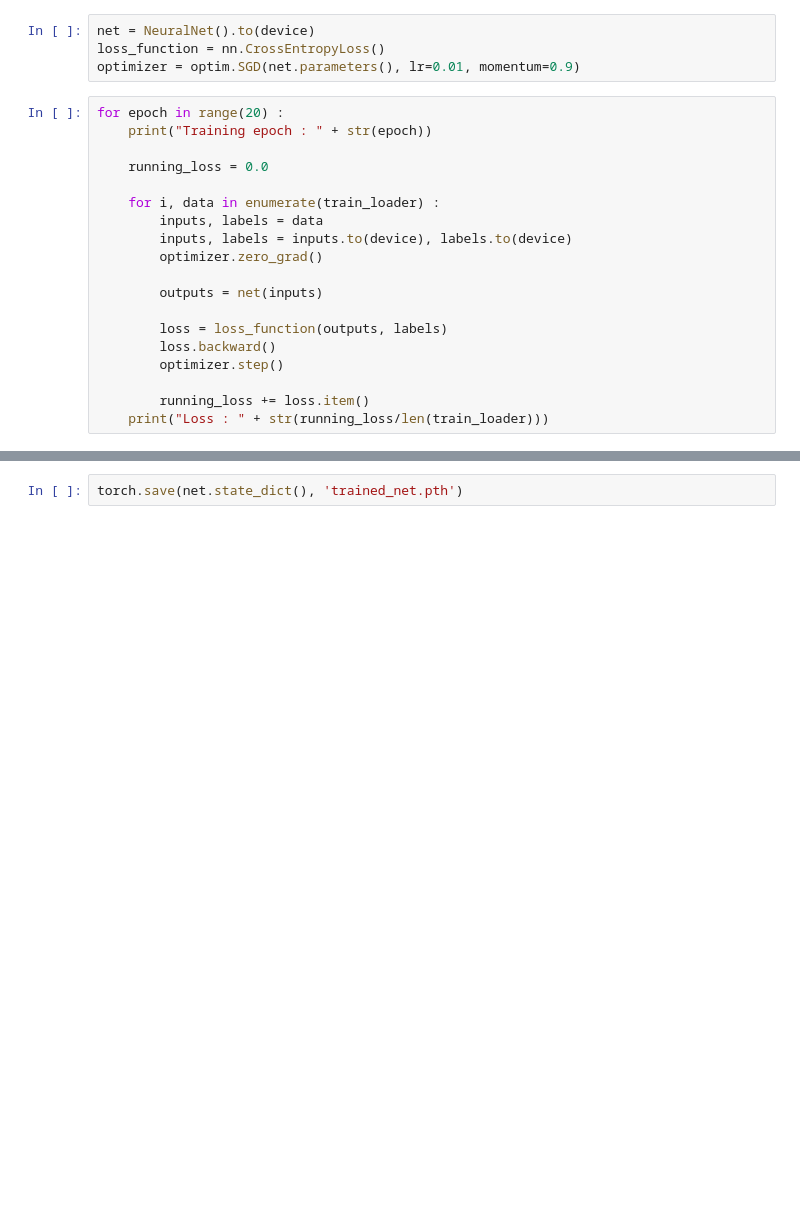
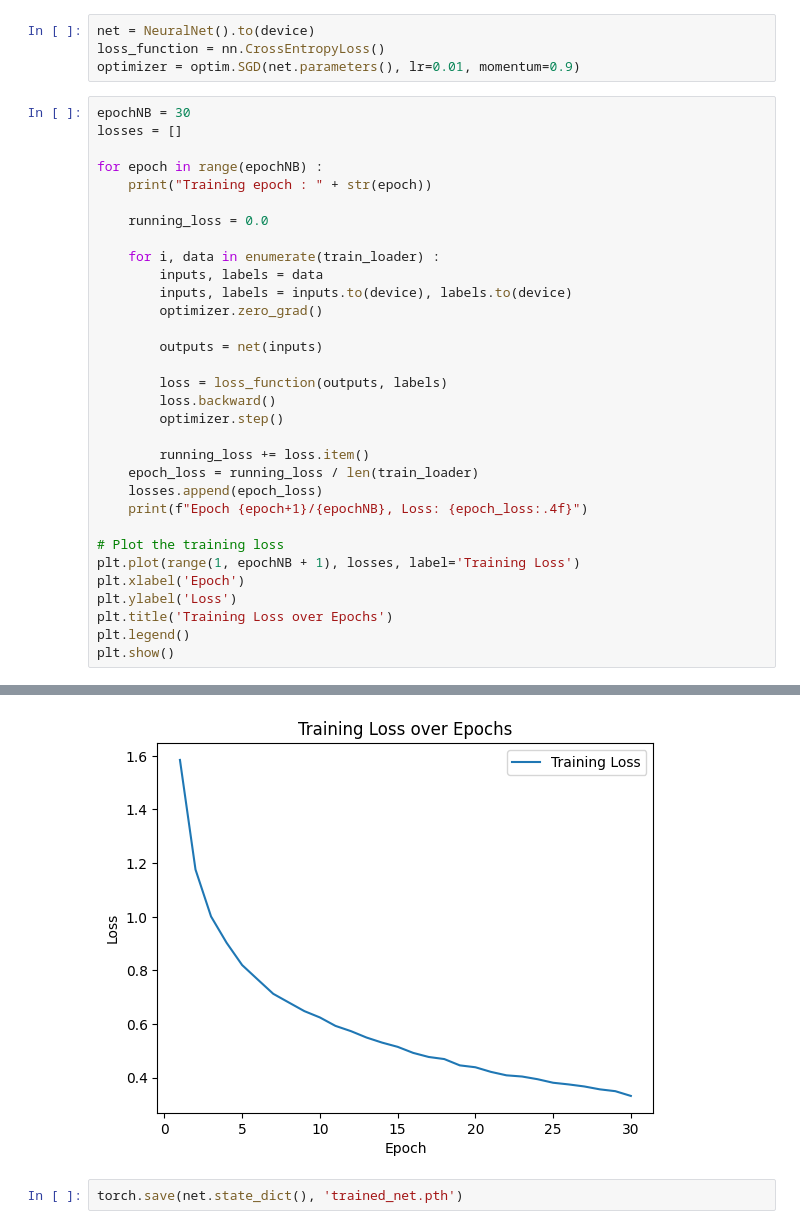
Before and after one commit to Arkww/Animal-Vehicule-recognition, a Jupyter notebook: CIFAR10Recognition.ipynb, the cells around one changed output, grey strips where cells are left out. Saved outputs shown, nothing was run; the diff lists cells and outputs as text; blank space fills up the shorter version.

```diff
--- a/CIFAR10Recognition.ipynb
+++ b/CIFAR10Recognition.ipynb
@@ -72,7 +80,10 @@ net = NeuralNet().to(device)
 loss_function = nn.CrossEntropyLoss()
 optimizer = optim.SGD(net.parameters(), lr=0.01, momentum=0.9)
 # %%
-for epoch in range(20) :
+epochNB = 30
+losses = []
+
+for epoch in range(epochNB) :
     print("Training epoch : " + str(epoch))
 
     running_loss = 0.0
@@ -89,6 +100,16 @@ for epoch in range(20) :
         optimizer.step()
 
         running_loss += loss.item()
-    print("Loss : " + str(running_loss/len(train_loader)))
+    epoch_loss = running_loss / len(train_loader)
+    losses.append(epoch_loss)
+    print(f"Epoch {epoch+1}/{epochNB}, Loss: {epoch_loss:.4f}")
+
+# Plot the training loss
+plt.plot(range(1, epochNB + 1), losses, label='Training Loss')
+plt.xlabel('Epoch')
+plt.ylabel('Loss')
+plt.title('Training Loss over Epochs')
+plt.legend()
+plt.show()
 # %% [output]
 Training epoch : 0
@@ -111,3 +132,4 @@ Loss : 0.7629022132752753
+[figure, added]
 # %%
 torch.save(net.state_dict(), 'trained_net.pth')
 # %%
```
Also changed, not shown: parts of 5 cells of this notebook, 5 other files.
